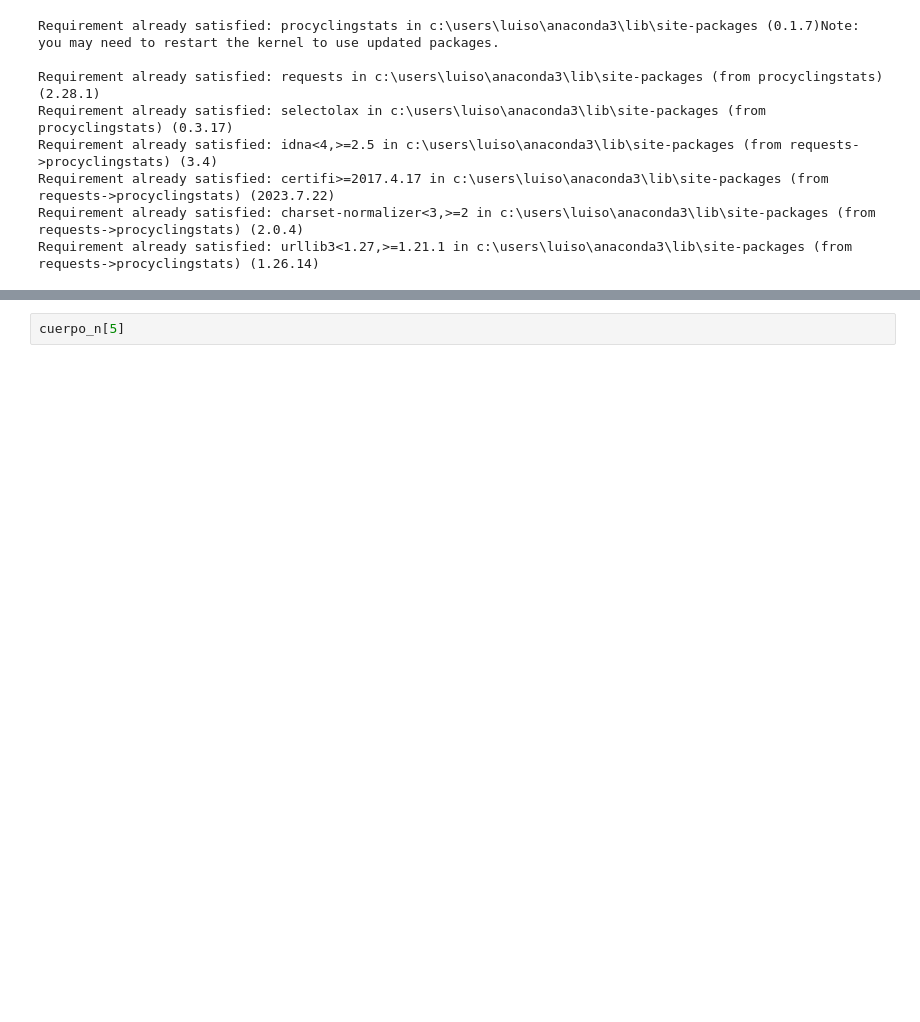
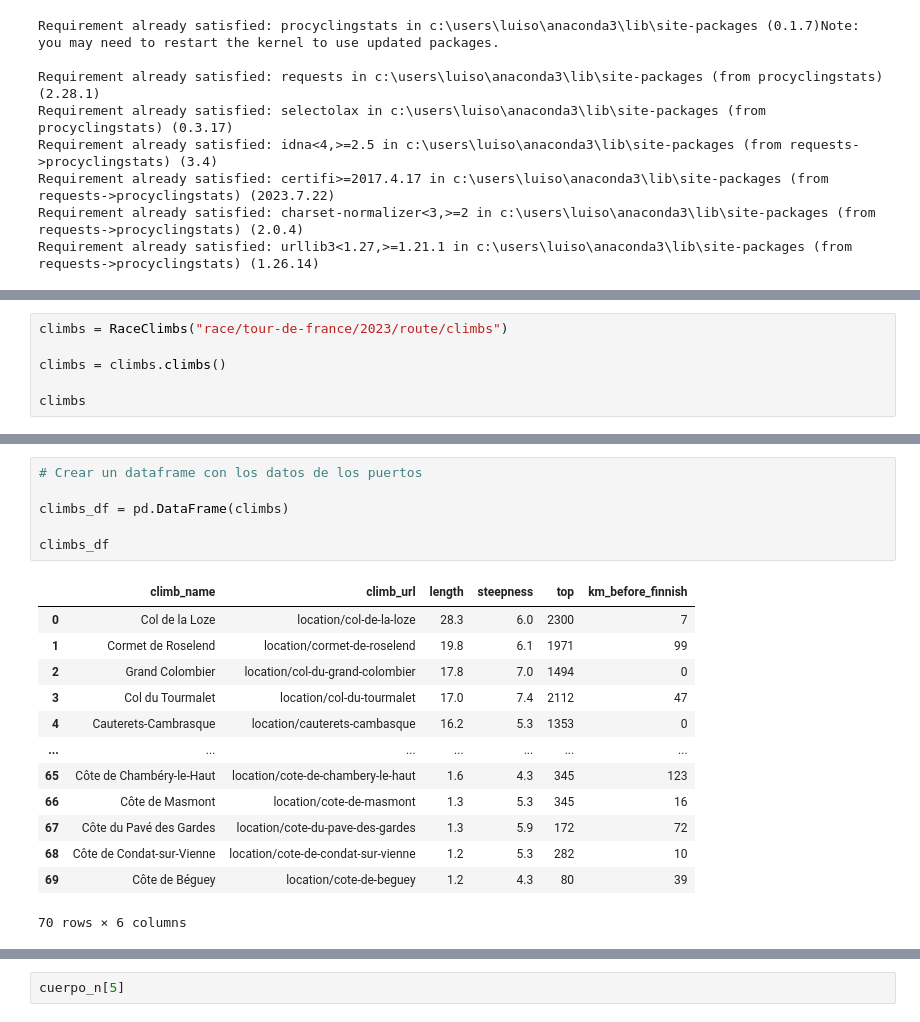
Before and after one commit to luisgh87/w4-project_ETL, a Jupyter notebook: le_grande_boucle.ipynb, the cells around one changed output, grey strips where cells are left out. Cells and saved outputs as stored; diff of their text form; blank space fills up the shorter version.

```diff
--- a/le_grande_boucle.ipynb
+++ b/le_grande_boucle.ipynb
@@ -45,0 +163,6 @@ tour_de_france_df.to_csv('tour_de_france.csv', index=False)
+# %%
+climbs = RaceClimbs("race/tour-de-france/2023/route/climbs")
+
+climbs = climbs.climbs()
+
+climbs
@@ -45,0 +187,20 @@ tour_de_france_df.to_csv('tour_de_france.csv', index=False)
+# %%
+# Crear un dataframe con los datos de los puertos
+
+climbs_df = pd.DataFrame(climbs)
+
+climbs_df
+# %% [output]
+|  | climb_name | climb_url | length | steepness | top | km_before_finnish |
+| 0 | Col de la Loze | location/col-de-la-loze | 28.3 | 6.0 | 2300 | 7 |
+| 1 | Cormet de Roselend | location/cormet-de-roselend | 19.8 | 6.1 | 1971 | 99 |
+| 2 | Grand Colombier | location/col-du-grand-colombier | 17.8 | 7.0 | 1494 | 0 |
+| 3 | Col du Tourmalet | location/col-du-tourmalet | 17.0 | 7.4 | 2112 | 47 |
+| 4 | Cauterets-Cambrasque | location/cauterets-cambasque | 16.2 | 5.3 | 1353 | 0 |
+| ... | ... | ... | ... | ... | ... | ... |
+| 65 | Côte de Chambéry-le-Haut | location/cote-de-chambery-le-haut | 1.6 | 4.3 | 345 | 123 |
+| 66 | Côte de Masmont | location/cote-de-masmont | 1.3 | 5.3 | 345 | 16 |
+| 67 | Côte du Pavé des Gardes | location/cote-du-pave-des-gardes | 1.3 | 5.9 | 172 | 72 |
+| 68 | Côte de Condat-sur-Vienne | location/cote-de-condat-sur-vienne | 1.2 | 5.3 | 282 | 10 |
+| 69 | Côte de Béguey | location/cote-de-beguey | 1.2 | 4.3 | 80 | 39 |
+70 rows × 6 columns
```
Also changed, not shown: parts of 26 cells of this notebook, 7 other files.
